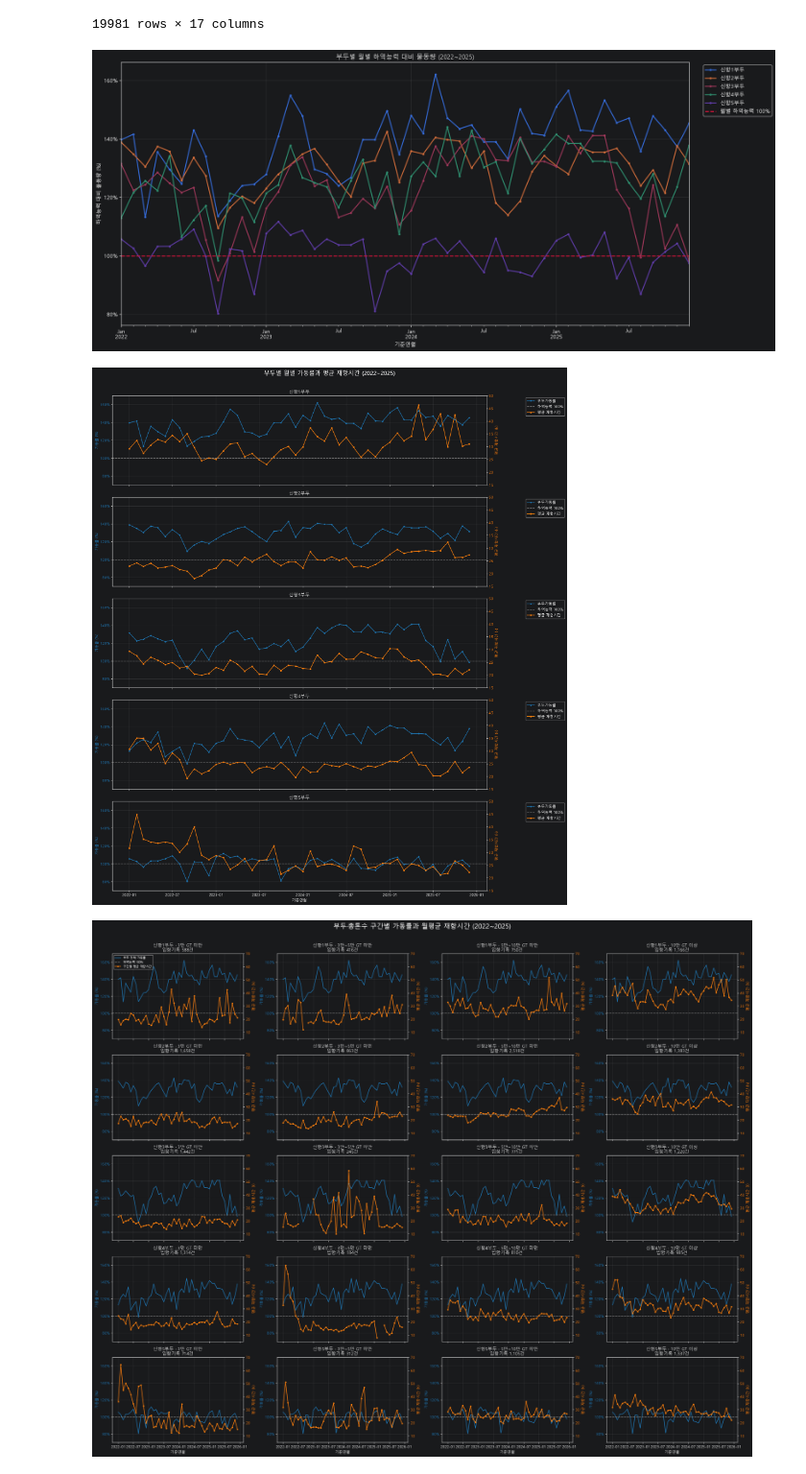
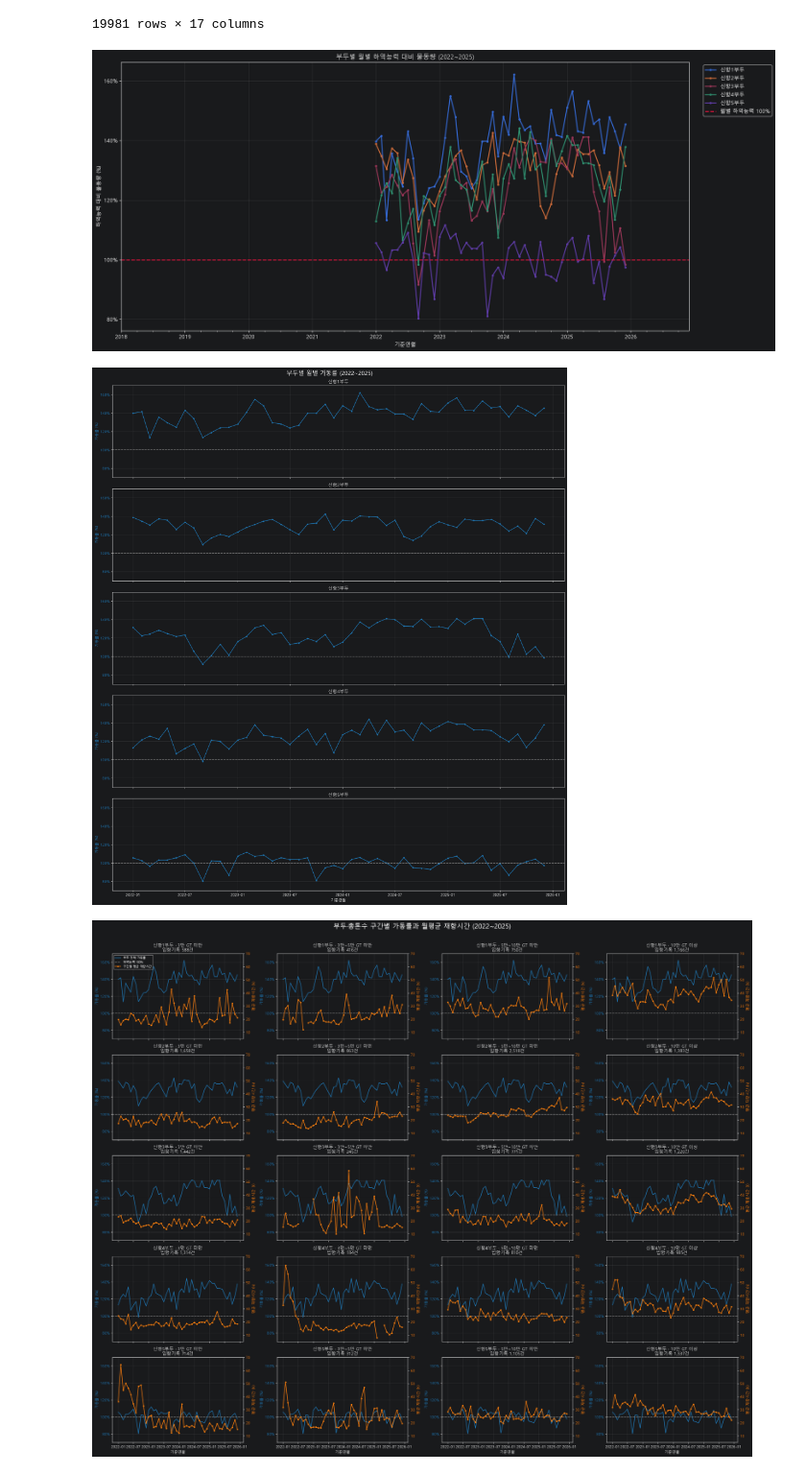
Before and after one commit to BUSAN-IS-SMART/Final_Project, a Jupyter notebook: EDA/EDA-kang.ipynb, the cells around one changed output. Shown at 96% size. Saved outputs shown, nothing was run; the diff lists cells and outputs as text; code cells hidden in the pictures.

```diff
--- a/EDA/EDA-kang.ipynb
+++ b/EDA/EDA-kang.ipynb
@@ -30,8 +30,8 @@ annual_capacity = pd.Series({
     "신항3부두": 2310,
     "신항4부두": 1930,
     "신항5부두": 2440,
-    # "신항6부두": 1950,
-    # "신항7부두": 1950,
+    "신항6부두": 1950,
+    "신항7부두": 1950,
 })
 
 # 기준년도와 월을 날짜로 변환
@@ -42,12 +42,12 @@ df["기준연월"] = pd.to_datetime({
 })
 
 # 분석 기간 선택
-df = df[
-    df["기준연월"].between("2022-01-01", "2025-12-01")
-].copy()
+# df = df[
+#     df["기준연월"].between("2022-01-01", "2025-12-01")
+# ].copy()
 
 # 기준을 정할 부두
-df = df[['기준연월','기준년도','월','신항1부두','신항2부두','신항3부두','신항4부두','신항5부두']]
+df = df[['기준연월','기준년도','월','신항1부두','신항2부두','신항3부두','신항4부두','신항5부두','신항6부두','신항7부두']]
 # %%
 
 # 1. record
@@ -111,7 +112,7 @@ record
 monthly_volume = (
     df.set_index("기준연월")[annual_capacity.index]
       .sort_index()
-      .reindex(pd.date_range("2022-01-01", "2025-12-01", freq="MS"))
+      .reindex(pd.date_range("2018-01-01", "2026-12-01", freq="MS"))
 )
 monthly_volume.index.name = "기준연월"
 
@@ -151,34 +152,34 @@ ax = ratio_table.plot(
     markersize=3,
     linewidth=1.8,
 )
 
 ax.axhline(
     100,
     color="crimson",
     linestyle="--",
     linewidth=1.8,
     label="월별 하역능력 100%",
 )
 
 ax.set_title("부두별 월별 하역능력 대비 물동량 (2022~2025)")
 ax.set_xlabel("기준연월")
 ax.set_ylabel("하역능력 대비 물동량 (%)")
 ax.yaxis.set_major_formatter(PercentFormatter(xmax=100))
 
 ax.grid(alpha=0.25)
 ax.legend(loc="upper left", bbox_to_anchor=(1.02, 1))
 
 plt.tight_layout()
 plt.show()
 
 # 계산 결과 확인
 # print("월별 하역능력 (천TEU)")
 # display(monthly_capacity.round(2))
 #
 # print("월별 하역능력 대비 물동량 (%)")
 # display(ratio_table.round(2))
 # %% [output]
-[figure, old version]
+[figure, new version]
 # %%
 ## x값 부두가동률 / y값 재항시간
 
@@ -261,49 +262,57 @@ for ax, pier in zip(axes[:, 0], piers):
     ax.grid(alpha=0.25)
 
     # 오른쪽 축: 평균 재항시간
-    ax_right = ax.twinx()
-
-    ax_right.plot(
-        monthly_stay.index,
-        monthly_stay[pier],
-        color="tab:orange",
-        marker="s",
-        markersize=3,
-        label="평균 재항시간",
-    )
-
-    ax_right.set_ylabel("평균 재항시간 (h)", color="tab:orange")
-    ax_right.tick_params(axis="y", labelcolor="tab:orange")
+    # ax_right = ax.twinx()
+    #
+    # ax_right.plot(
+    #     monthly_stay.index,
+    #     monthly_stay[pier],
+    #     color="tab:orange",
+    #     marker="s",
+    #     markersize=3,
+    #     label="평균 재항시간",
+    # )
+    #
+    # ax_right.set_ylabel("평균 재항시간 (h)", color="tab:orange")
+    # ax_right.tick_params(axis="y", labelcolor="tab:orange")
 
     ax.set_title(pier)
 
     # 양쪽 축의 범례 합치기
     lines1, labels1 = ax.get_legend_handles_labels()
-    lines2, labels2 = ax_right.get_legend_handles_labels()
-
-    ax.legend(
-        lines1 + lines2,
-        labels1 + labels2,
-        loc="upper left",
-        bbox_to_anchor=(1.10, 1),
-    )
+    # lines2, labels2 = ax_right.get_legend_handles_labels()
+    #
+    # ax.legend(
+    #     lines1 + lines2,
+    #     labels1 + labels2,
+    #     loc="upper left",
+    #     bbox_to_anchor=(1.10, 1),
+    # )
 
     ax.set_ylim(70, 170)  # 왼쪽 Y축: 가동률 0~200%
-    ax_right.set_ylim(15, 50)   # 오른쪽 Y축: 평균 재항시간 0~60시간
+    # ax_right.set_ylim(15, 50)   # 오른쪽 Y축: 평균 재항시간 0~60시간
 
 axes[-1, 0].set_xlabel("기준연월")
 
 
+plt.tight_layout()
+
+
 fig.suptitle(
-    "부두별 월별 가동률과 평균 재항시간 (2022~2025)",
+    "부두별 월별 가동률 (2022~2025)",
     fontsize=16,
     y=1.01,
 )
 
-plt.tight_layout()
+fig.savefig(
+    "부두별 월별 가동률 (2022~2025)",
+    dpi=300,
+    bbox_inches="tight",
+)
+
 plt.show()
 # %% [output]
-[figure, old version]
+[figure, new version]
 # %%
 import numpy as np
 import pandas as pd
```
Also changed, not shown: parts of 1 cell of this notebook, 2 other files.
